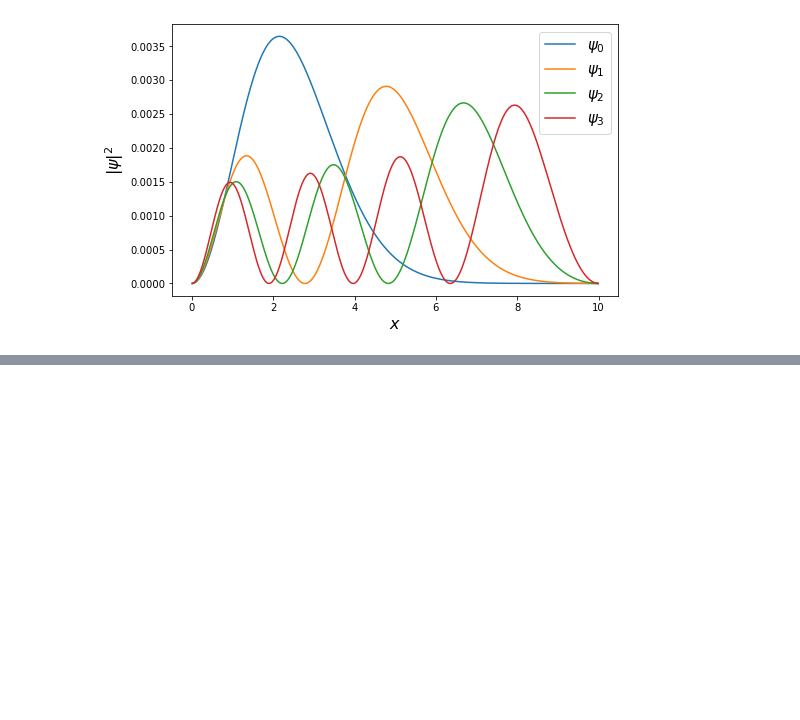
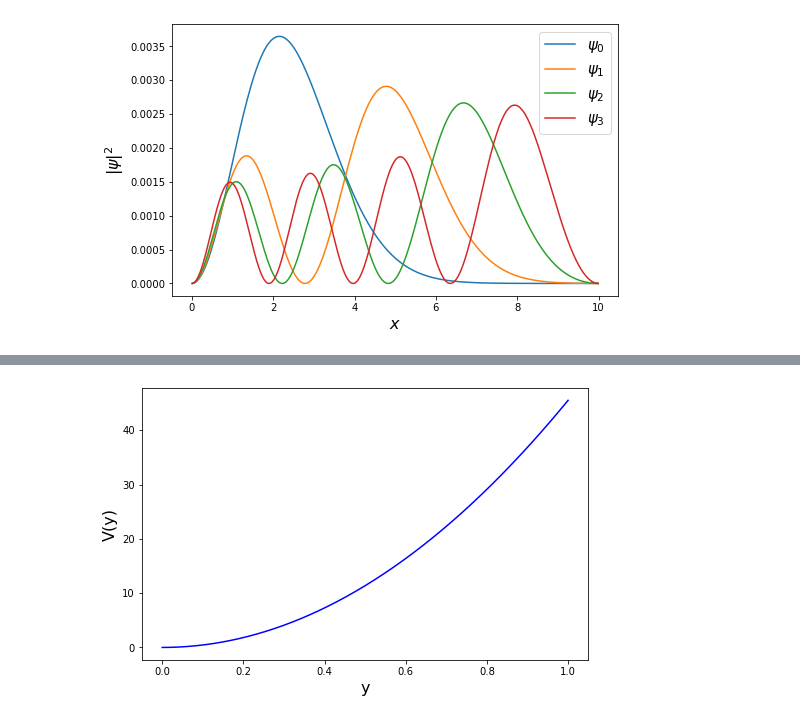
Before and after one commit to zuza932/Quantum_physics_project, a Jupyter notebook: Projekt.ipynb, the cells around one changed output, grey strips where cells are left out. Cells and saved outputs as stored; diff of their text form; code cells hidden in the pictures; blank space fills up the shorter version.

```diff
--- a/Projekt.ipynb
+++ b/Projekt.ipynb
@@ -278,0 +285,16 @@ w2[0]*hbar**2/(me*a**2),w2[1]*hbar**2/(me*a**2),w2[2]*hbar**2/(me*a**2)
+# %%
+wo = 10**16
+aa = (hbar/(me*wo))**(1/2)
+k = me*wo*wo
+
+def potential5(y):
+    return (1/2)*k*(y)**2
+# %%
+plt.figure(figsize=(8,5))
+plt.plot(y,potential5(y), color = 'b')
+plt.xlabel("y", fontsize=16)
+plt.ylabel("V(y)", fontsize=16)
+#plt.axis([-0.8,11.1,0,6*10**(15)])
+plt.show()
+# %% [output]
+[figure, added]
```
Also changed, not shown: parts of 12 cells of this notebook, 1 other file.
